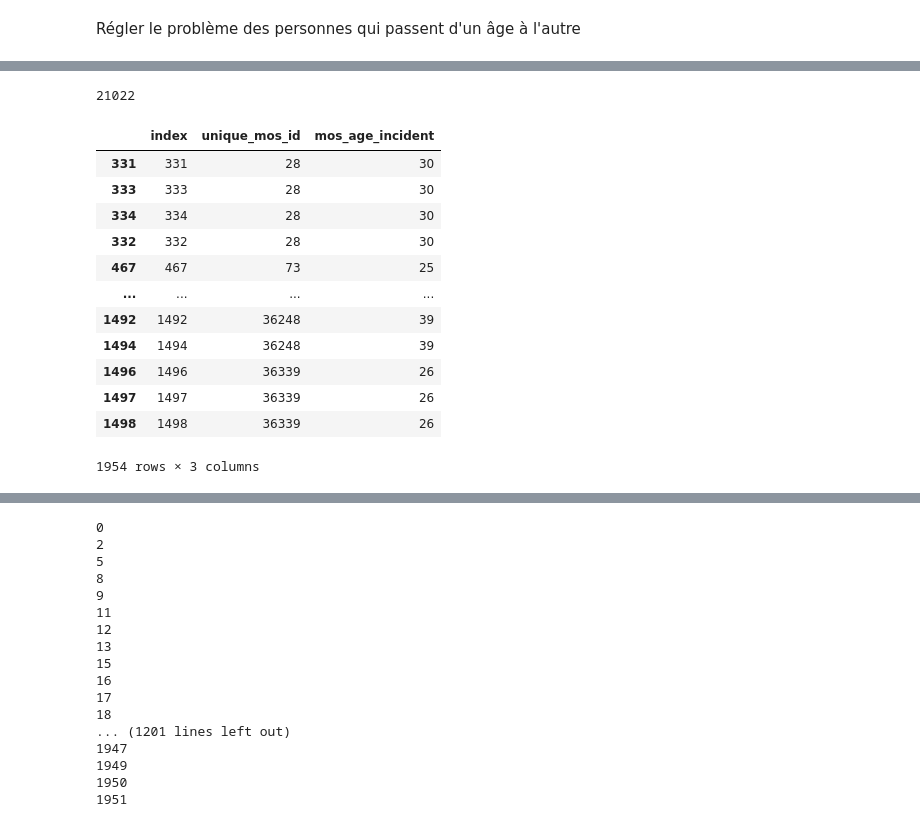
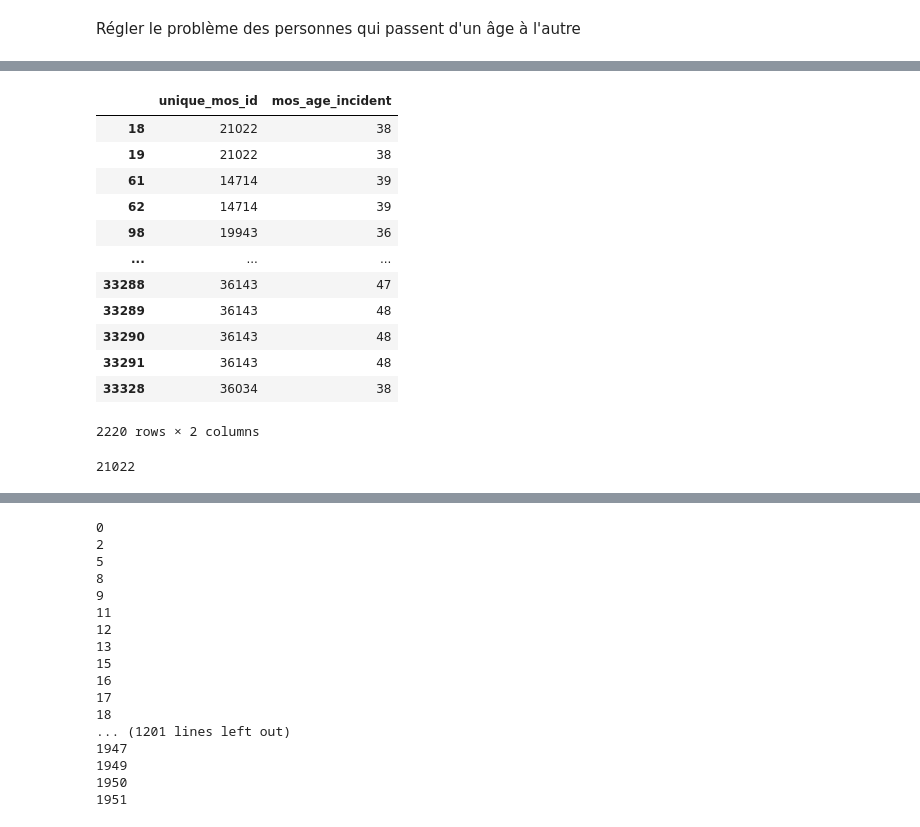
Before and after one commit to ndrettakis/Police-Misconduct-Stat-app, a Jupyter notebook: Partie 2/police_officers_2014.ipynb, the cells around one changed output, grey strips where cells are left out. Saved outputs shown, nothing was run; the diff lists cells and outputs as text; code cells hidden in the pictures.

```diff
--- a/Partie 2/police_officers_2014.ipynb
+++ b/Partie 2/police_officers_2014.ipynb
@@ -231 +342,18 @@ ages=pd.DataFrame(df_2014[['unique_mos_id','mos_age_incident']])
+# %%
+ages=df_2014[['unique_mos_id','mos_age_incident']]
+ages
+# %% [output]
+|  | unique_mos_id | mos_age_incident |
+| 18 | 21022 | 38 |
+| 19 | 21022 | 38 |
+| 61 | 14714 | 39 |
+| 62 | 14714 | 39 |
+| 98 | 19943 | 36 |
+| ... | ... | ... |
+| 33288 | 36143 | 47 |
+| 33289 | 36143 | 48 |
+| 33290 | 36143 | 48 |
+| 33291 | 36143 | 48 |
+| 33328 | 36034 | 38 |
+2220 rows × 2 columns
 # %%
@@ -237,18 +365,2 @@ ages.unique_mos_id[1]
 # %% [output]
 21022
-# %%
-ages.drop_duplicates()
-# %% [output]
-|  | index | unique_mos_id | mos_age_incident |
-| 331 | 331 | 28 | 30 |
-| 333 | 333 | 28 | 30 |
-| 334 | 334 | 28 | 30 |
-| 332 | 332 | 28 | 30 |
-| 467 | 467 | 73 | 25 |
-| ... | ... | ... | ... |
-| 1492 | 1492 | 36248 | 39 |
-| 1494 | 1494 | 36248 | 39 |
-| 1496 | 1496 | 36339 | 26 |
-| 1497 | 1497 | 36339 | 26 |
-| 1498 | 1498 | 36339 | 26 |
-1954 rows × 3 columns
```
Also changed, not shown: parts of 33 cells of this notebook.
